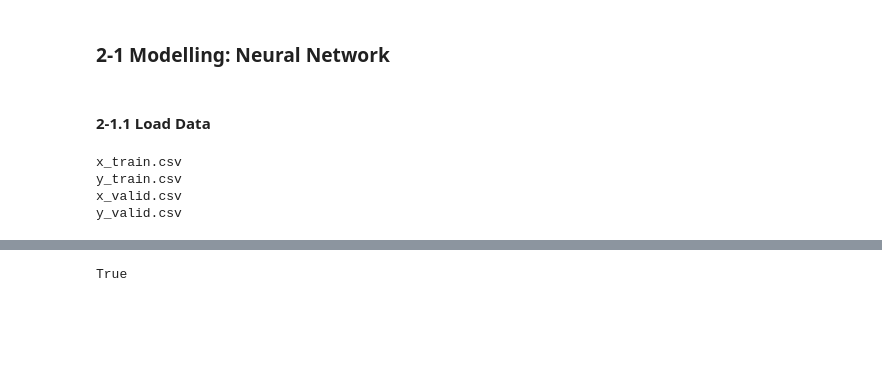
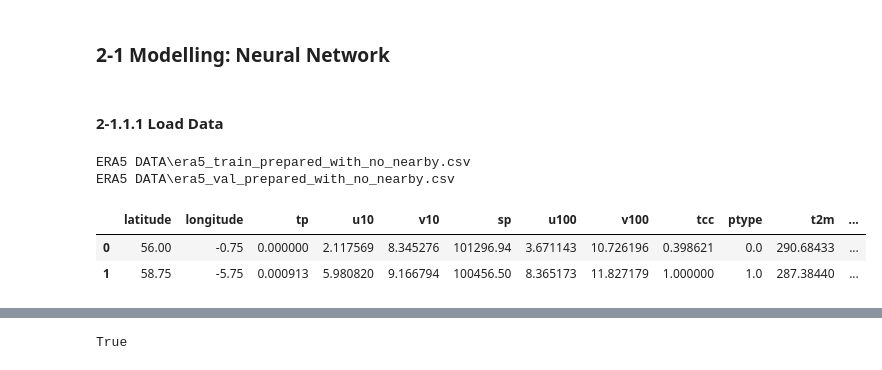
Before and after one commit to leewscott/Group-UK-Temperature-Regression-Integrating-Spatio-Temporal-Features, a Jupyter notebook: 2-1_group_project_modelling_neural_network.ipynb, the cells around one changed output, grey strips where cells are left out. Cells and saved outputs as stored; diff of their text form; code cells hidden in the pictures; blank space fills up the shorter version.

```diff
--- a/2-1_group_project_modelling_neural_network.ipynb
+++ b/2-1_group_project_modelling_neural_network.ipynb
@@ -18,6 +27,6 @@ RANDOM_STATE = 1
 np.random.seed(RANDOM_STATE)
 # %% [markdown]
-#### 2-1.1 Load Data
+#### 2-1.1.1 Load Data
 # %%
 # function reads in data from file
 def load_data(file_name, file_path = "./", deliniator = ","):
@@ -25,8 +34,10 @@ def load_data(file_name, file_path = "./", deliniator = ","):
     if not path.is_file():
         raise Exception("File not found")
 
-    return np.loadtxt(path, delimiter = deliniator)
+    return pd.read_csv(path, sep = deliniator)
+    #return np.loadtxt(path, delimiter = deliniator)
 
+"""
 # reads in csv file containing data
 file_path = "./"
 
@@ -41,8 +52,22 @@ x_valid = load_data(file_name, file_path = file_path, deliniator = ",")
 
 file_name = "y_valid.csv"
 y_valid = load_data(file_name, file_path = file_path, deliniator = ",")
+"""
+
+file_path = "./ERA5 DATA"
+
+file_name = "era5_train_prepared_with_no_nearby.csv"
+data_train = load_data(file_name, file_path = file_path, deliniator = ",")
+
+file_name = "era5_val_prepared_with_no_nearby.csv"
+data_valid = load_data(file_name, file_path = file_path, deliniator = ",")
 # %% [output]
-x_train.csv
-y_train.csv
-x_valid.csv
-y_valid.csv
+ERA5 DATA\era5_train_prepared_with_no_nearby.csv
+ERA5 DATA\era5_val_prepared_with_no_nearby.csv
+# %%
+# printing the heads of the training and validation sets to confirm that they are the same for each model
+data_train.head(2)
+# %% [output]
+|  | latitude | longitude | tp | u10 | v10 | sp | u100 | v100 | tcc | ptype | t2m | ... |
+| 0 | 56.00 | -0.75 | 0.000000 | 2.117569 | 8.345276 | 101296.94 | 3.671143 | 10.726196 | 0.398621 | 0.0 | 290.68433 | ... |
+| 1 | 58.75 | -5.75 | 0.000913 | 5.980820 | 9.166794 | 100456.50 | 8.365173 | 11.827179 | 1.000000 | 1.0 | 287.38440 | ... |
```
Also changed, not shown: parts of 9 cells of this notebook.
